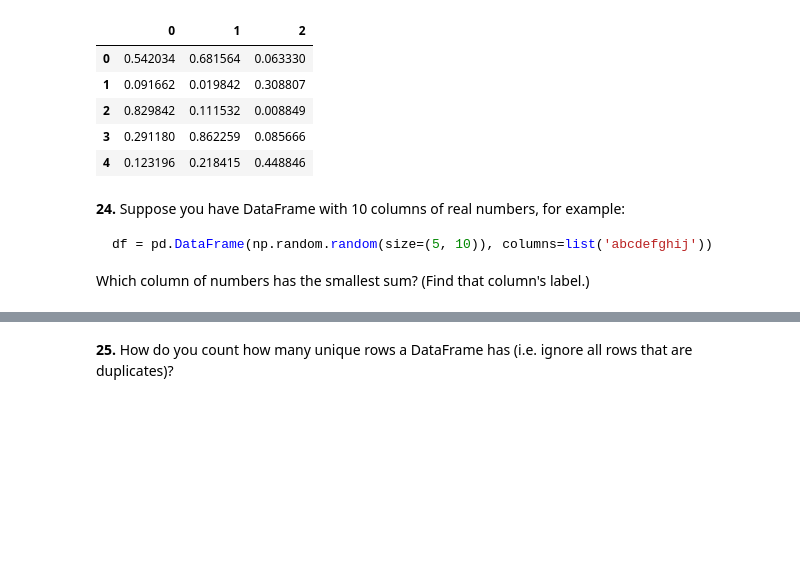
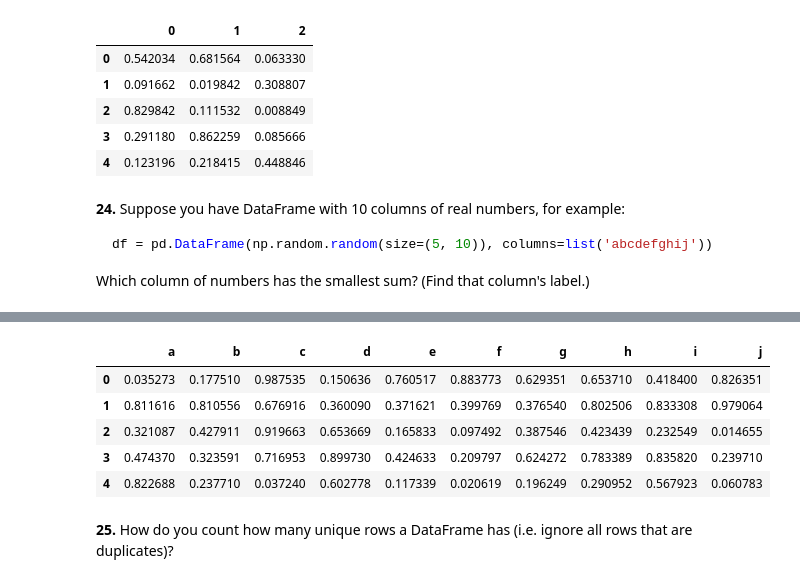
Before and after one commit to Pravallikavyas/Pandas, a Jupyter notebook: Copy_of_pandas_tasks.ipynb, the cells around one changed output, grey strips where cells are left out. Saved outputs shown, nothing was run; the diff lists cells and outputs as text; code cells hidden in the pictures; blank space fills up the shorter version.

```diff
--- a/Copy_of_pandas_tasks.ipynb
+++ b/Copy_of_pandas_tasks.ipynb
@@ -376,3 +431,12 @@ sum_df
+# %%
+df
+# %% [output]
+|  | a | b | c | d | e | f | g | h | i | j |
+| 0 | 0.035273 | 0.177510 | 0.987535 | 0.150636 | 0.760517 | 0.883773 | 0.629351 | 0.653710 | 0.418400 | 0.826351 |
+| 1 | 0.811616 | 0.810556 | 0.676916 | 0.360090 | 0.371621 | 0.399769 | 0.376540 | 0.802506 | 0.833308 | 0.979064 |
+| 2 | 0.321087 | 0.427911 | 0.919663 | 0.653669 | 0.165833 | 0.097492 | 0.387546 | 0.423439 | 0.232549 | 0.014655 |
+| 3 | 0.474370 | 0.323591 | 0.716953 | 0.899730 | 0.424633 | 0.209797 | 0.624272 | 0.783389 | 0.835820 | 0.239710 |
+| 4 | 0.822688 | 0.237710 | 0.037240 | 0.602778 | 0.117339 | 0.020619 | 0.196249 | 0.290952 | 0.567923 | 0.060783 |
 # %% [markdown]
 **25.** How do you count how many unique rows a DataFrame has (i.e. ignore all rows that are duplicates)?
 # %%
```
Also changed, not shown: parts of 10 cells of this notebook.
